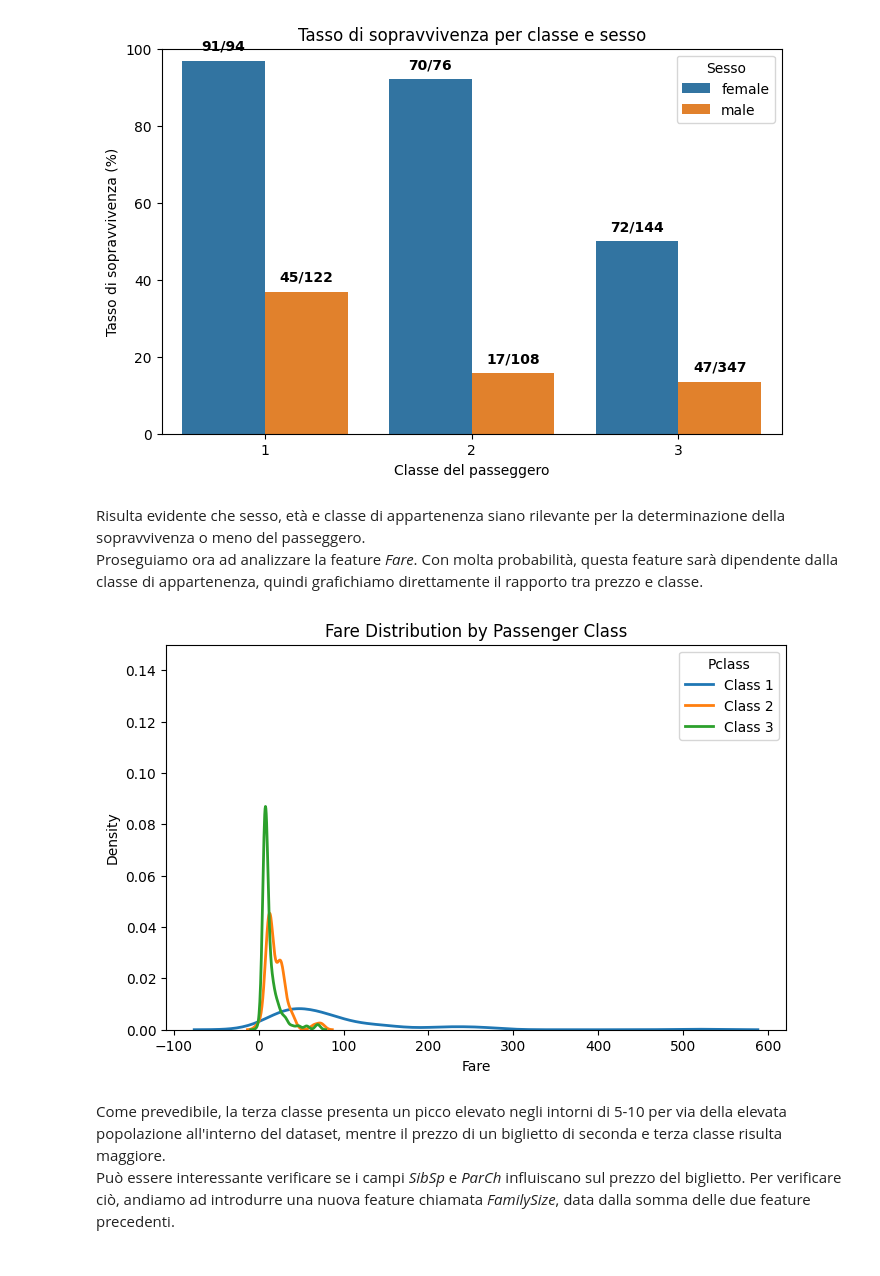
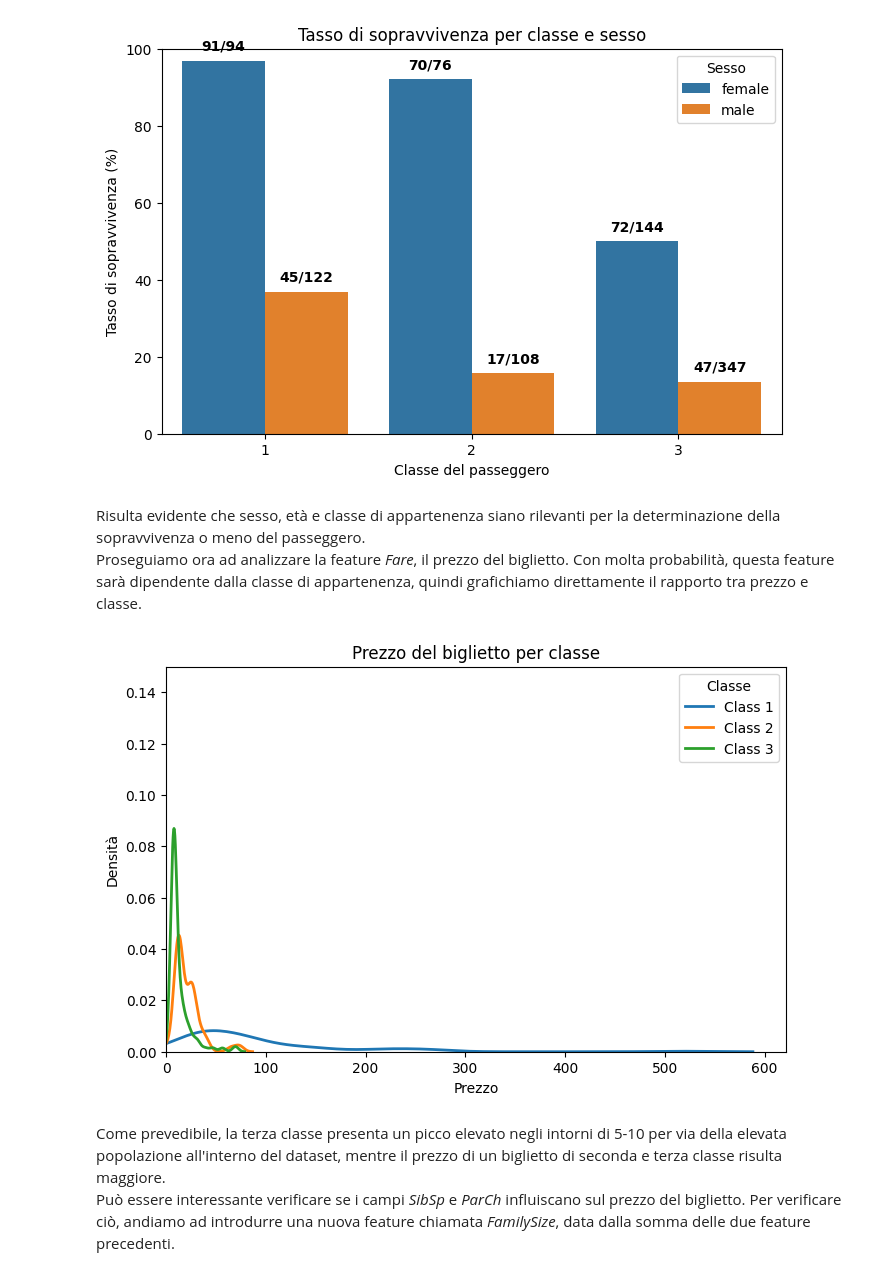
Before and after one commit to lPen88/dataProject, a Jupyter notebook: report.ipynb, the cells around one changed output. Saved outputs shown, nothing was run; the diff lists cells and outputs as text; code cells hidden in the pictures.

```diff
--- a/report.ipynb
+++ b/report.ipynb
@@ -181,24 +179,25 @@ plt.show()
 # %% [output]
 [figure]
 # %% [markdown]
-Risulta evidente che sesso, età e classe di appartenenza siano rilevante per la determinazione della sopravvivenza o meno del passeggero.
-Proseguiamo ora ad analizzare la feature *Fare*. Con molta probabilità, questa feature sarà dipendente dalla classe di appartenenza, quindi grafichiamo direttamente il rapporto tra prezzo e classe.
+Risulta evidente che sesso, età e classe di appartenenza siano rilevanti per la determinazione della sopravvivenza o meno del passeggero.
+Proseguiamo ora ad analizzare la feature *Fare*, il prezzo del biglietto. Con molta probabilità, questa feature sarà dipendente dalla classe di appartenenza, quindi grafichiamo direttamente il rapporto tra prezzo e classe.
 # %%
 plt.figure(figsize=(8, 5))
 for pclass in sorted(df['Pclass'].unique()):
     sns.kdeplot(
         df[df['Pclass'] == pclass]['Fare'].dropna(),
         label=f'Class {pclass}',
         linewidth=2
     )
-plt.xlabel('Fare')
-plt.ylabel('Density')
-plt.title('Fare Distribution by Passenger Class')
+plt.xlabel('Prezzo')
+plt.ylabel('Densità')
+plt.title('Prezzo del biglietto per classe')
 plt.ylim(0, 0.15)
-plt.legend(title='Pclass')
+plt.xlim(left=0)
+plt.legend(title='Classe')
 plt.show()
 # %% [output]
-[figure, old version]
+[figure, new version]
 # %% [markdown]
 Come prevedibile, la terza classe presenta un picco elevato negli intorni di 5-10 per via della elevata popolazione all'interno del dataset, mentre il prezzo di un biglietto di seconda e terza classe risulta maggiore.
 Può essere interessante verificare se i campi *SibSp* e *ParCh* influiscano sul prezzo del biglietto. Per verificare ciò, andiamo ad introdurre una nuova feature chiamata *FamilySize*, data dalla somma delle due feature precedenti.
```
Also changed, not shown: parts of 18 cells of this notebook, 4 other files.
